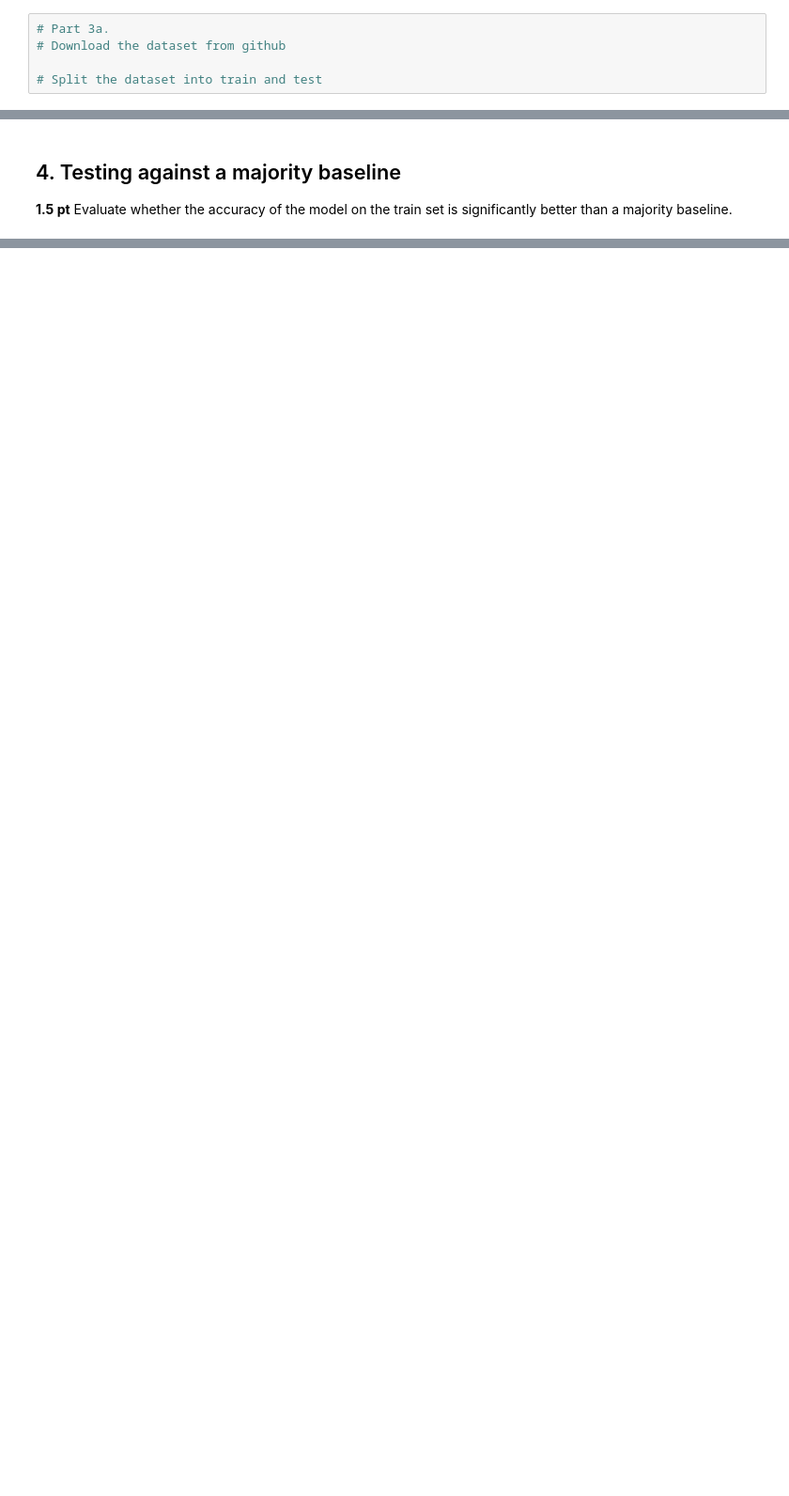
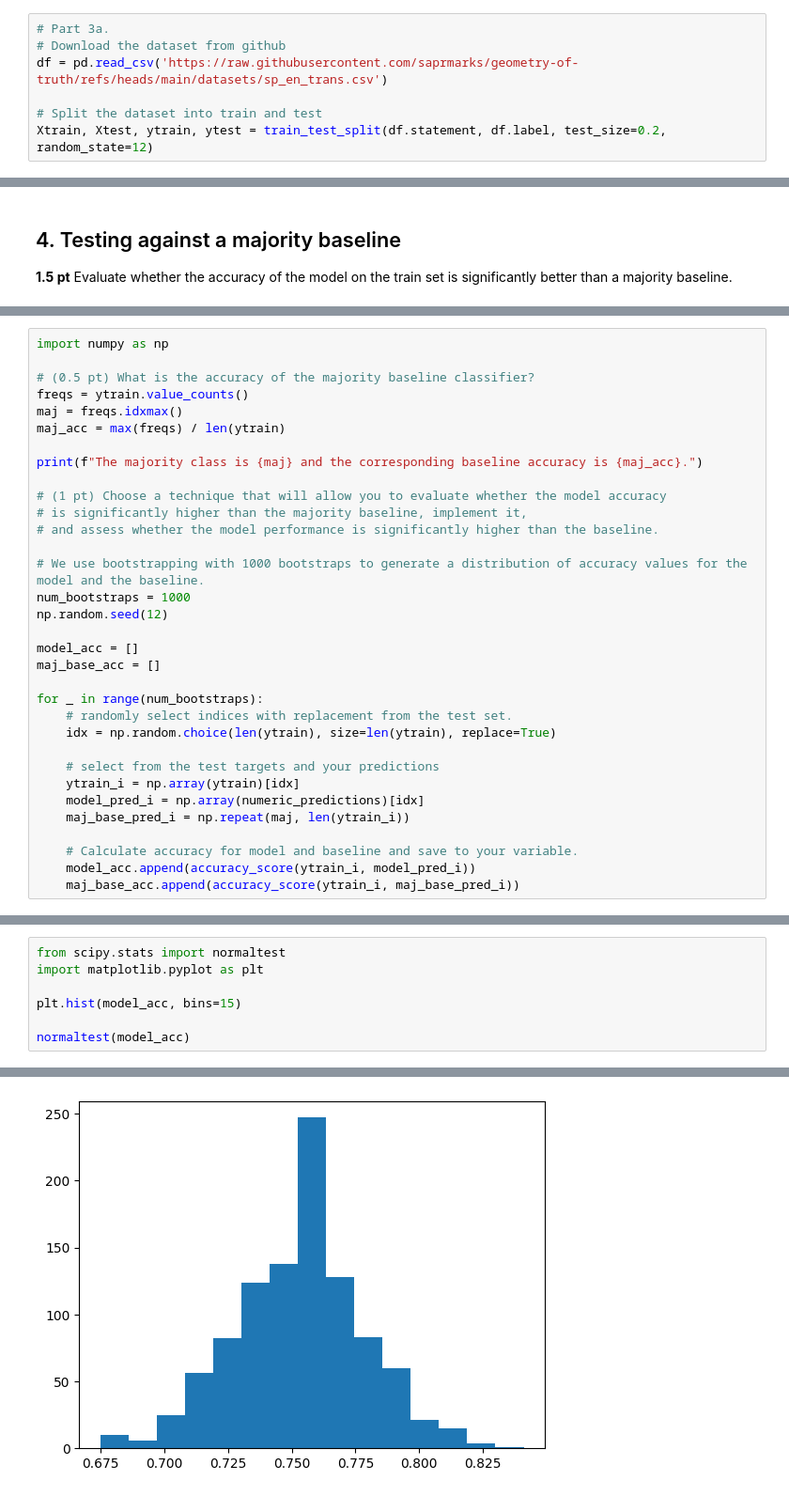
Before and after one commit to Noam-Coh3n/MLLM_practical, a Jupyter notebook: Practical_Notebook_1.ipynb, the cells around one changed output, grey strips where cells are left out. Shown: that part at 94% size. Drawn from its saved outputs; the diff is of its cells as text; blank space fills up the shorter version.

```diff
--- a/Practical_Notebook_1.ipynb
+++ b/Practical_Notebook_1.ipynb
@@ -252,8 +280,10 @@ Once you have the output, you will check in part 4 whether the model is signific
 # %%
 # Part 3a.
 # Download the dataset from github
+df = pd.read_csv('https://raw.githubusercontent.com/saprmarks/geometry-of-truth/refs/heads/main/datasets/sp_en_trans.csv')
 
 # Split the dataset into train and test
+Xtrain, Xtest, ytrain, ytest = train_test_split(df.statement, df.label, test_size=0.2, random_state=12)
 # %%
 # Part 3b.
 # Set up a prompt template for this model. Make sure the correct and incorrect
@@ -276,0 +340,33 @@ Once you have the output, you will check in part 4 whether the model is signific
+# %%
+import numpy as np
+
+# (0.5 pt) What is the accuracy of the majority baseline classifier?
+freqs = ytrain.value_counts()
+maj = freqs.idxmax()
+maj_acc = max(freqs) / len(ytrain)
+
+print(f"The majority class is {maj} and the corresponding baseline accuracy is {maj_acc}.")
+
+# (1 pt) Choose a technique that will allow you to evaluate whether the model accuracy
+# is significantly higher than the majority baseline, implement it,
+# and assess whether the model performance is significantly higher than the baseline.
+
+# We use bootstrapping with 1000 bootstraps to generate a distribution of accuracy values for the model and the baseline.
+num_bootstraps = 1000
+np.random.seed(12)
+
+model_acc = []
+maj_base_acc = []
+
+for _ in range(num_bootstraps):
+    # randomly select indices with replacement from the test set.
+    idx = np.random.choice(len(ytrain), size=len(ytrain), replace=True)
+
+    # select from the test targets and your predictions
+    ytrain_i = np.array(ytrain)[idx]
+    model_pred_i = np.array(numeric_predictions)[idx]
+    maj_base_pred_i = np.repeat(maj, len(ytrain_i))
+
+    # Calculate accuracy for model and baseline and save to your variable.
+    model_acc.append(accuracy_score(ytrain_i, model_pred_i))
+    maj_base_acc.append(accuracy_score(ytrain_i, maj_base_pred_i))
@@ -276,0 +375,8 @@ Once you have the output, you will check in part 4 whether the model is signific
+# %%
+from scipy.stats import normaltest
+import matplotlib.pyplot as plt
+
+plt.hist(model_acc, bins=15)
+
+normaltest(model_acc)
+# %% [output]
@@ -276,0 +384 @@ Once you have the output, you will check in part 4 whether the model is signific
+[figure, added]
```
Also changed, not shown: parts of 20 cells of this notebook.
